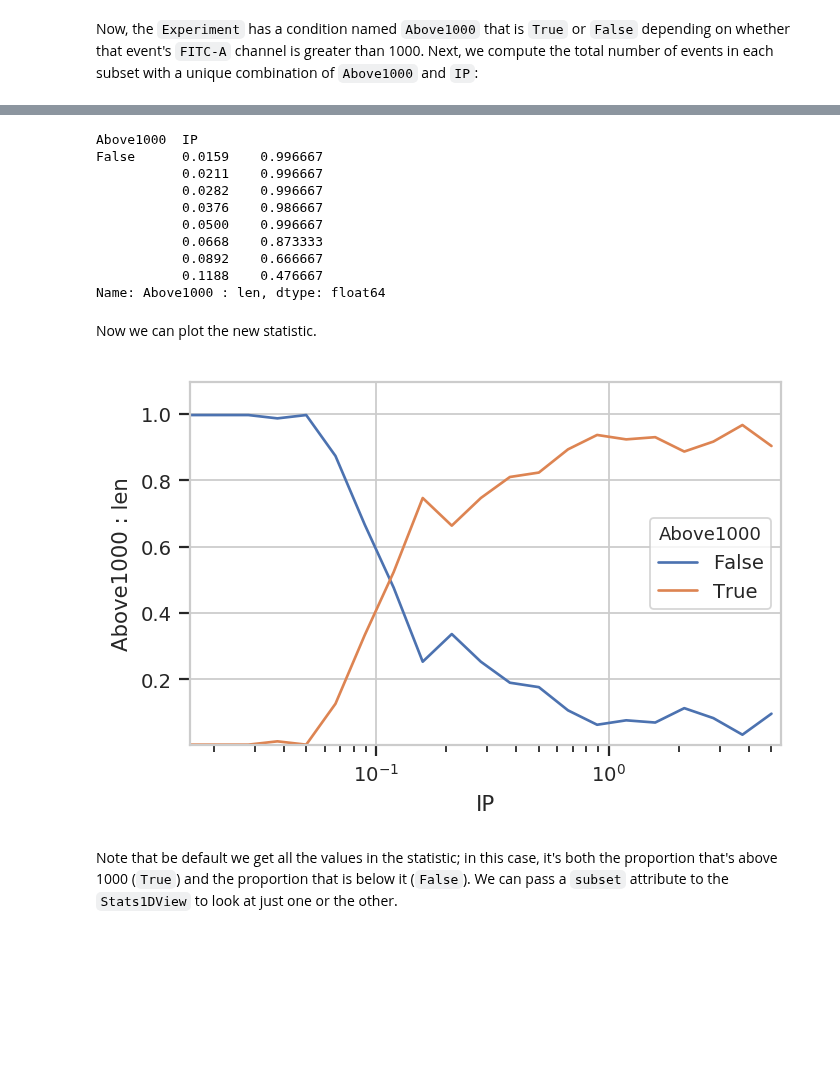
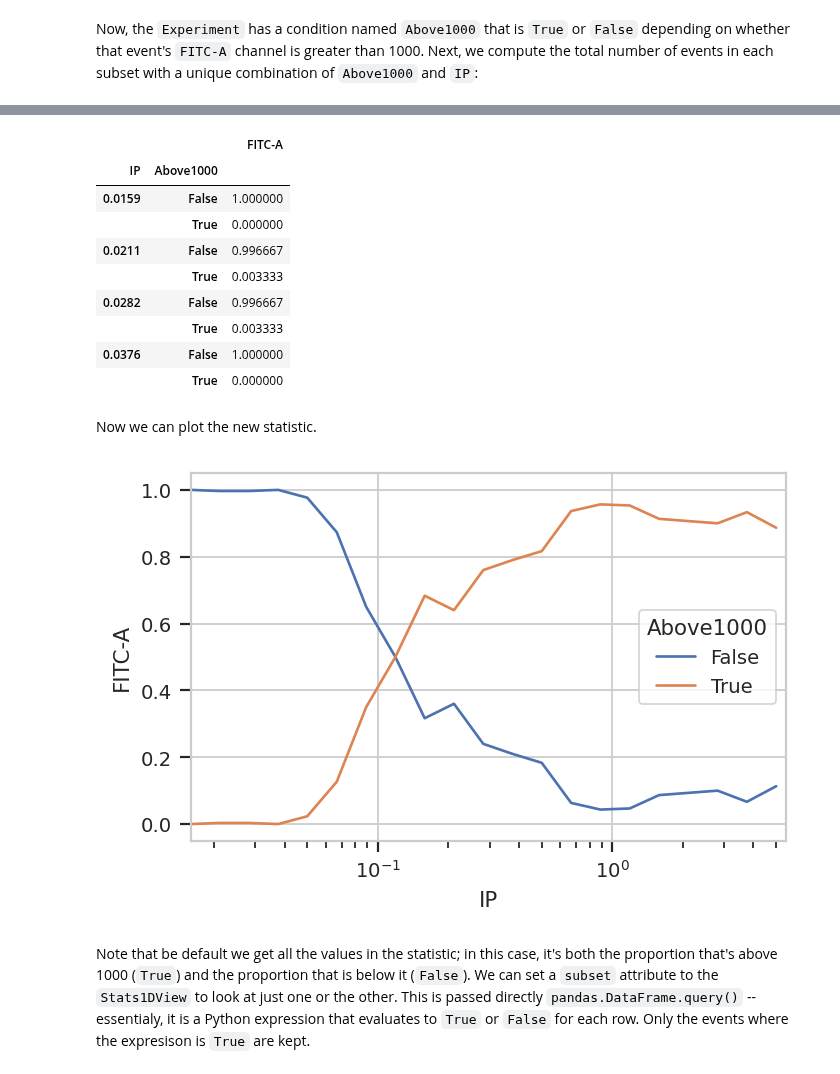
Before and after one commit to cytoflow/cytoflow, a Jupyter notebook: docs/examples-basic/Statistics.ipynb, the cells around one changed output, grey strips where cells are left out. Drawn from its saved outputs; the diff is of its cells as text; code cells hidden in the pictures; blank space fills up the shorter version.

```diff
--- a/docs/examples-basic/Statistics.ipynb
+++ b/docs/examples-basic/Statistics.ipynb
@@ -209,6 +218,7 @@ Now, the `Experiment` has a condition named `Above1000` that is `True` or `False
 ex3 = flow.ChannelStatisticOp(name = "Above1000",
                               by = ["Above1000", "IP"],
                               channel = "FITC-A",
-                              function = len).apply(ex2)
-ex3.statistics[("Above1000", "len")]
+                              function = len,
+                              fill = 0).apply(ex2)
+ex3.statistics["Above1000"]
 # %% [output]
@@ -234,33 +249,33 @@ And now we compute the proportion of `Above1000 == True` for each value of `IP`.
 # %%
 import pandas as pd
 
-ex4 = flow.TransformStatisticOp(name = "Above1000",
-                                statistic = ("Above1000", "len"),
+ex4 = flow.TransformStatisticOp(name = "PropAbove1000",
+                                statistic = "Above1000",
                                 by = ["IP"],
-                                function = lambda a: pd.Series(a / a.sum()),
-                                statistic_name = "proportion").apply(ex3)
+                                function = lambda a: a / a.sum()).apply(ex3)
 
-ex4.statistics[("Above1000", "proportion")][0:8]
+ex4.statistics["PropAbove1000"][0:8]
 # %% [output]
-Above1000  IP
-False      0.0159    0.996667
-           0.0211    0.996667
-           0.0282    0.996667
-           0.0376    0.986667
-           0.0500    0.996667
-           0.0668    0.873333
-           0.0892    0.666667
-           0.1188    0.476667
-Name: Above1000 : len, dtype: float64
+|  |  | FITC-A |
+| IP | Above1000 |  |
+| 0.0159 | False | 1.000000 |
+|  | True | 0.000000 |
+| 0.0211 | False | 0.996667 |
+|  | True | 0.003333 |
+| 0.0282 | False | 0.996667 |
+|  | True | 0.003333 |
+| 0.0376 | False | 1.000000 |
+|  | True | 0.000000 |
 # %% [markdown]
 Now we can plot the new statistic.
 # %%
-flow.Stats1DView(statistic = ("Above1000", "proportion"),
+flow.Stats1DView(statistic = "PropAbove1000",
+                 feature = "FITC-A",
                  variable = "IP",
                  variable_scale = "log",
                  huefacet = "Above1000").plot(ex4)
 # %% [output]
-[figure, old version]
+[figure, new version]
 # %% [markdown]
-Note that be default we get all the values in the statistic; in this case, it's both the proportion that's above 1000 (`True`) and the proportion that is below it (`False`).  We can pass a `subset` attribute to the `Stats1DView` to look at just one or the other.
+Note that be default we get all the values in the statistic; in this case, it's both the proportion that's above 1000 (`True`) and the proportion that is below it (`False`).  We can set a `subset` attribute to the `Stats1DView` to look at just one or the other. This is passed directly `pandas.DataFrame.query()` -- essentialy, it is a Python expression that evaluates to `True` or `False` for each row. Only the events where the expresison is `True` are kept.
 # %%
```
Also changed, not shown: parts of 31 cells of this notebook, 4 other files.
